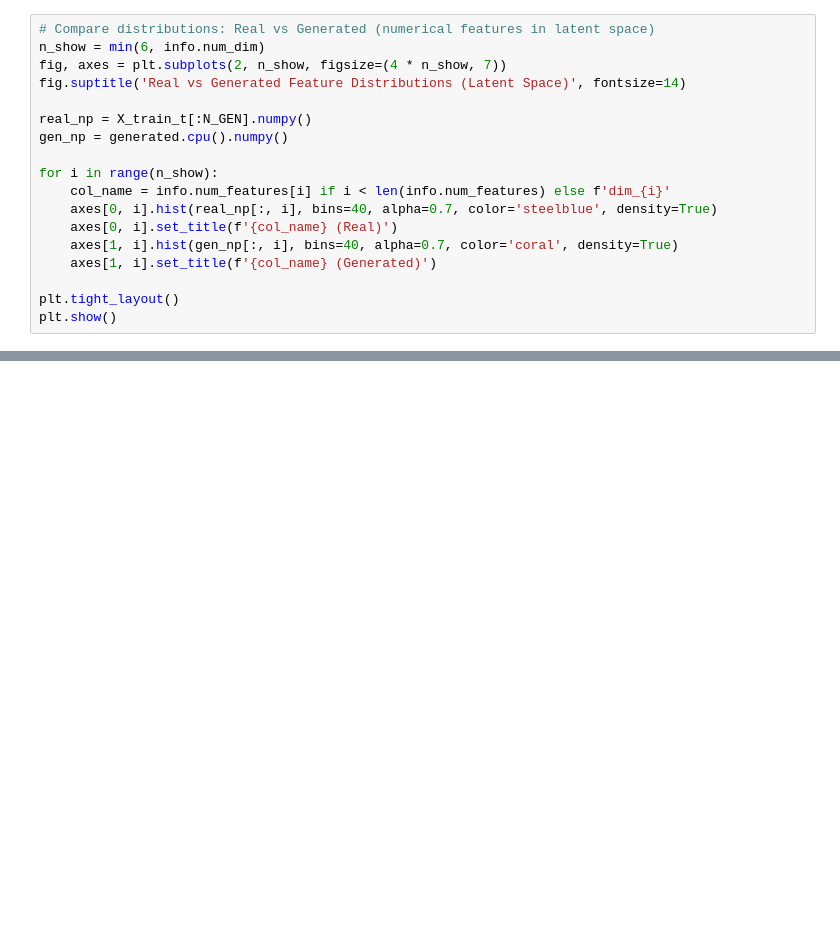
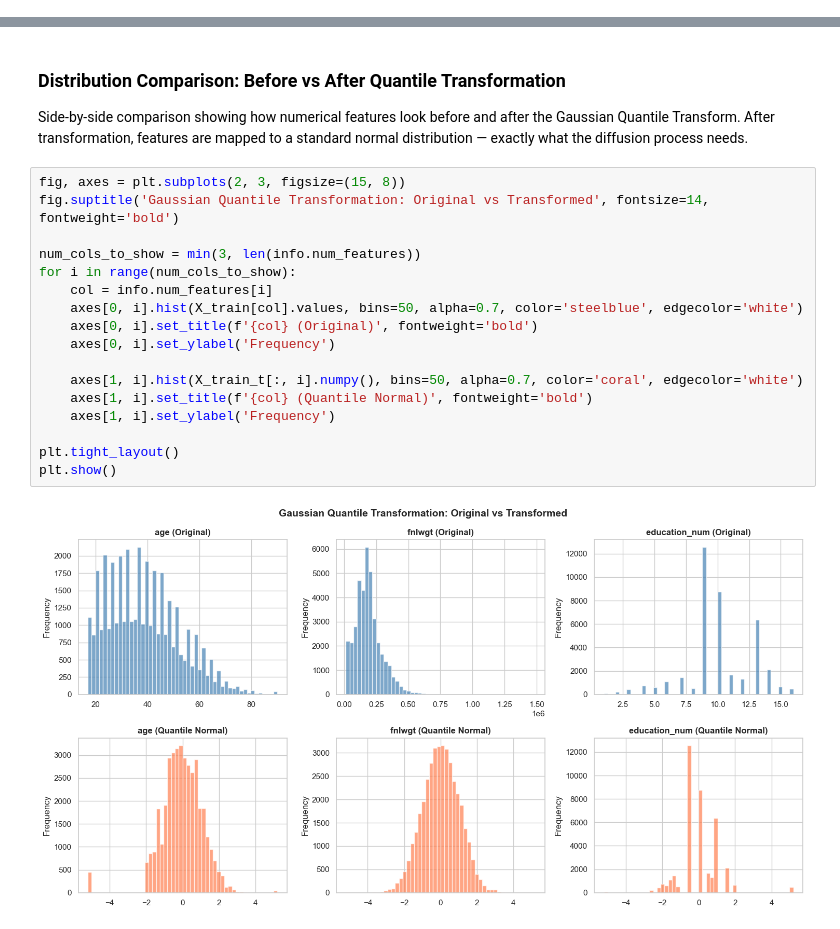
Before and after one commit to suranjaliyanage/DGD-TabPA, a Jupyter notebook: notebooks/prototype_demo.ipynb, the cells around one changed output, grey strips where cells are left out. Cells and saved outputs as stored; diff of their text form; blank space fills up the shorter version.

```diff
--- a/notebooks/prototype_demo.ipynb
+++ b/notebooks/prototype_demo.ipynb
@@ -247,18 +0,0 @@ print(f'Real mean: {X_train_t.mean():.4f}, std: {X_train_t.std():.4f}')
-# %%
-# Compare distributions: Real vs Generated (numerical features in latent space)
-n_show = min(6, info.num_dim)
-fig, axes = plt.subplots(2, n_show, figsize=(4 * n_show, 7))
-fig.suptitle('Real vs Generated Feature Distributions (Latent Space)', fontsize=14)
-
-real_np = X_train_t[:N_GEN].numpy()
-gen_np = generated.cpu().numpy()
-
-for i in range(n_show):
-    col_name = info.num_features[i] if i < len(info.num_features) else f'dim_{i}'
-    axes[0, i].hist(real_np[:, i], bins=40, alpha=0.7, color='steelblue', density=True)
-    axes[0, i].set_title(f'{col_name} (Real)')
-    axes[1, i].hist(gen_np[:, i], bins=40, alpha=0.7, color='coral', density=True)
-    axes[1, i].set_title(f'{col_name} (Generated)')
-
-plt.tight_layout()
-plt.show()
@@ -436,0 +130,25 @@ Key results are reported across the three evaluation dimensions:
+# %% [markdown]
+### Distribution Comparison: Before vs After Quantile Transformation
+
+Side-by-side comparison showing how numerical features look before and after
+the Gaussian Quantile Transform. After transformation, features are mapped to
+a standard normal distribution — exactly what the diffusion process needs.
+# %%
+fig, axes = plt.subplots(2, 3, figsize=(15, 8))
+fig.suptitle('Gaussian Quantile Transformation: Original vs Transformed', fontsize=14, fontweight='bold')
+
+num_cols_to_show = min(3, len(info.num_features))
+for i in range(num_cols_to_show):
+    col = info.num_features[i]
+    axes[0, i].hist(X_train[col].values, bins=50, alpha=0.7, color='steelblue', edgecolor='white')
+    axes[0, i].set_title(f'{col} (Original)', fontweight='bold')
+    axes[0, i].set_ylabel('Frequency')
+
+    axes[1, i].hist(X_train_t[:, i].numpy(), bins=50, alpha=0.7, color='coral', edgecolor='white')
+    axes[1, i].set_title(f'{col} (Quantile Normal)', fontweight='bold')
+    axes[1, i].set_ylabel('Frequency')
+
+plt.tight_layout()
+plt.show()
+# %% [output]
+[figure, added]
```
Also changed, not shown: parts of 64 cells of this notebook, 1 other file.
